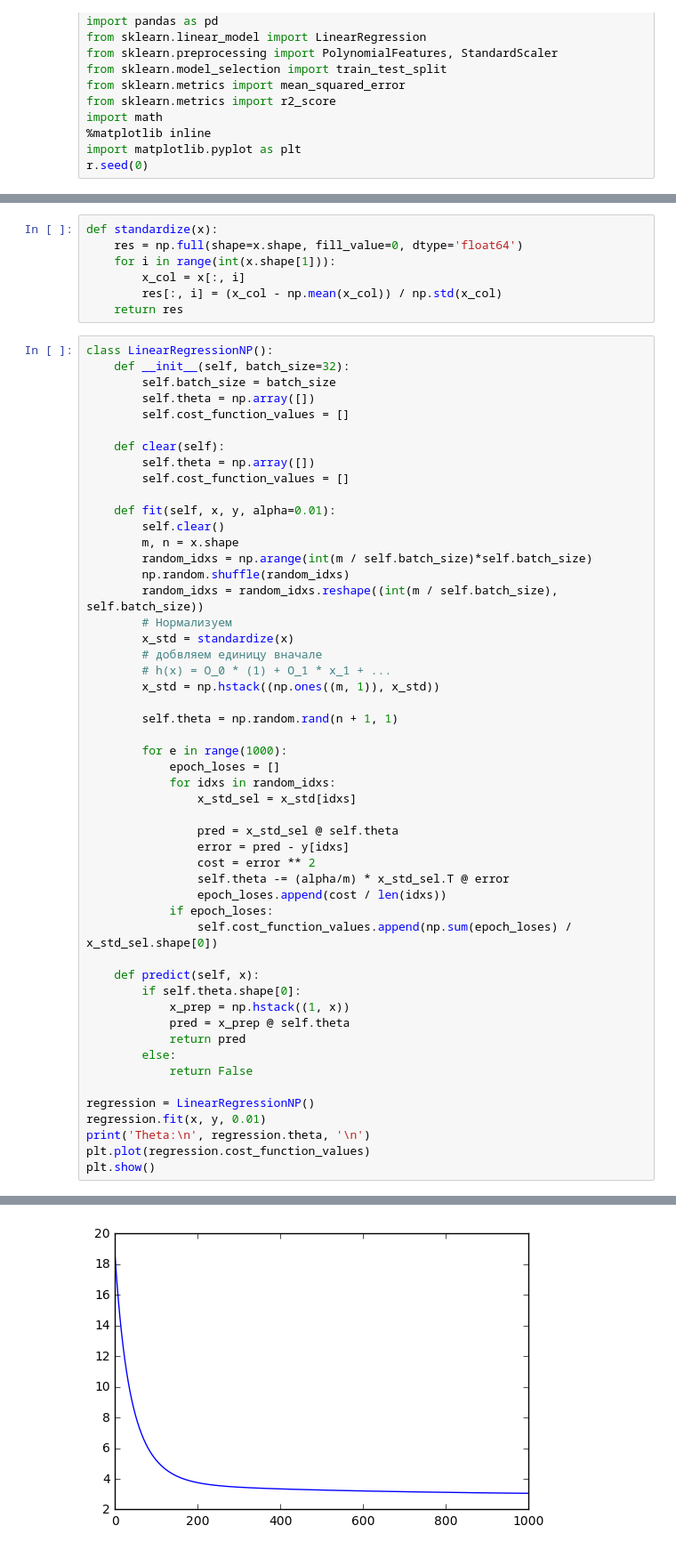
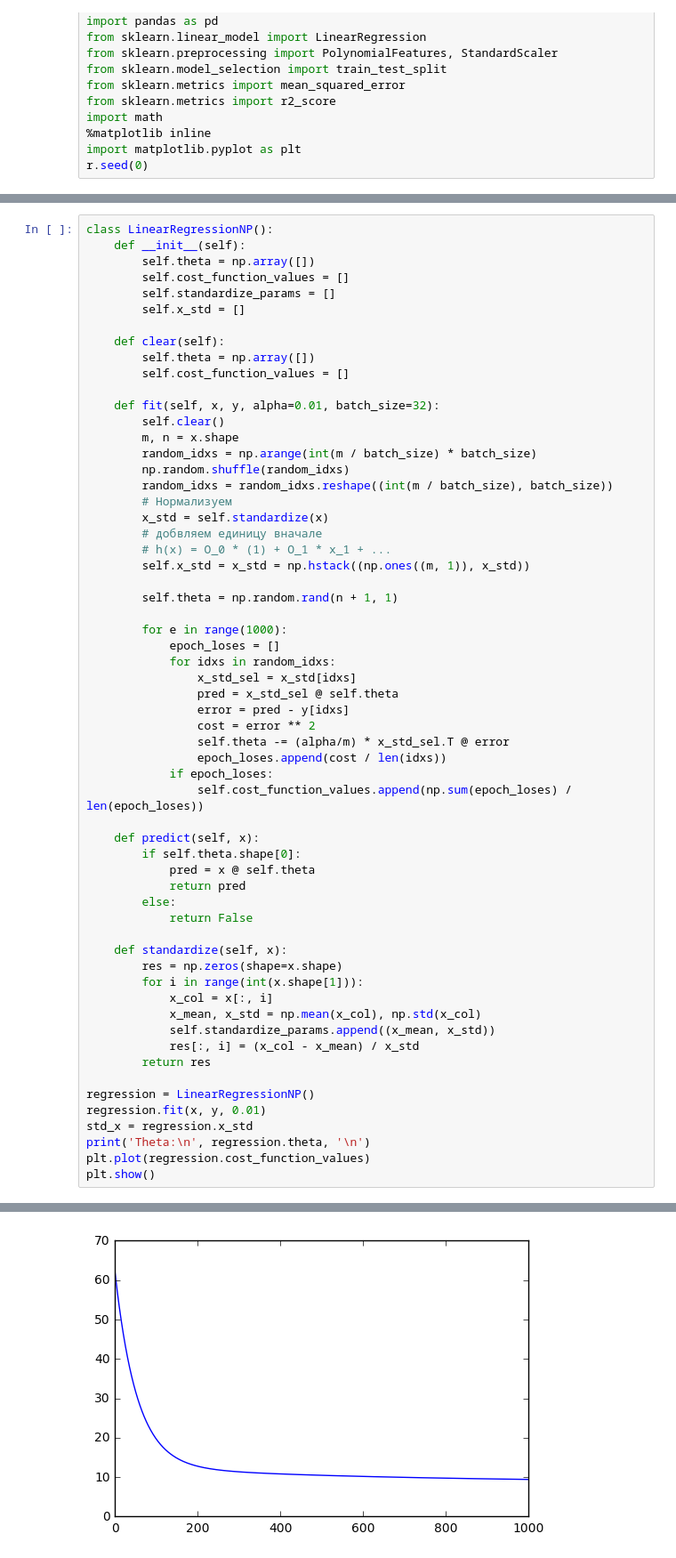
Before and after one commit to alexeykurov/ML, a Jupyter notebook: Homework 2/Practice/linear_regression.ipynb, the cells around one changed output, grey strips where cells are left out. Shown at 89% size. Saved outputs shown, nothing was run; the diff lists cells and outputs as text.

```diff
--- a/Homework 2/Practice/linear_regression.ipynb
+++ b/Homework 2/Practice/linear_regression.ipynb
@@ -35,32 +34,26 @@ for i in range(0, x.shape[1]):
-# %%
-def standardize(x):
-    res = np.full(shape=x.shape, fill_value=0, dtype='float64')
-    for i in range(int(x.shape[1])):
-        x_col = x[:, i]
-        res[:, i] = (x_col - np.mean(x_col)) / np.std(x_col)
-    return res
 # %%
 class LinearRegressionNP():
-    def __init__(self, batch_size=32):
-        self.batch_size = batch_size
+    def __init__(self):
         self.theta = np.array([])
         self.cost_function_values = []
+        self.standardize_params = []
+        self.x_std = []
 
     def clear(self):
         self.theta = np.array([])
         self.cost_function_values = []
 
-    def fit(self, x, y, alpha=0.01):
+    def fit(self, x, y, alpha=0.01, batch_size=32):
         self.clear()
         m, n = x.shape
-        random_idxs = np.arange(int(m / self.batch_size)*self.batch_size)
+        random_idxs = np.arange(int(m / batch_size) * batch_size)
         np.random.shuffle(random_idxs)
-        random_idxs = random_idxs.reshape((int(m / self.batch_size), self.batch_size))
+        random_idxs = random_idxs.reshape((int(m / batch_size), batch_size))
         # Нормализуем
-        x_std = standardize(x)
+        x_std = self.standardize(x)
         # добвляем единицу вначале
         # h(x) = O_0 * (1) + O_1 * x_1 + ...
-        x_std = np.hstack((np.ones((m, 1)), x_std))
+        self.x_std = x_std = np.hstack((np.ones((m, 1)), x_std))
 
         self.theta = np.random.rand(n + 1, 1)
 
@@ -68,25 +61,33 @@ class LinearRegressionNP():
             epoch_loses = []
             for idxs in random_idxs:
                 x_std_sel = x_std[idxs]
-
                 pred = x_std_sel @ self.theta
                 error = pred - y[idxs]
                 cost = error ** 2
                 self.theta -= (alpha/m) * x_std_sel.T @ error
                 epoch_loses.append(cost / len(idxs))
             if epoch_loses:
-                self.cost_function_values.append(np.sum(epoch_loses) / x_std_sel.shape[0])
+                self.cost_function_values.append(np.sum(epoch_loses) / len(epoch_loses))
 
     def predict(self, x):
         if self.theta.shape[0]:
-            x_prep = np.hstack((1, x))
-            pred = x_prep @ self.theta
+            pred = x @ self.theta
             return pred
         else:
             return False
 
+    def standardize(self, x):
+        res = np.zeros(shape=x.shape)
+        for i in range(int(x.shape[1])):
+            x_col = x[:, i]
+            x_mean, x_std = np.mean(x_col), np.std(x_col)
+            self.standardize_params.append((x_mean, x_std))
+            res[:, i] = (x_col - x_mean) / x_std
+        return res
+
 regression = LinearRegressionNP()
 regression.fit(x, y, 0.01)
+std_x = regression.x_std
 print('Theta:\n', regression.theta, '\n')
 plt.plot(regression.cost_function_values)
 plt.show()
@@ -99,3 +100,3 @@ Theta:
-[figure, old version]
+[figure, new version]
 # %%
 pred = list()
```
Also changed, not shown: parts of 4 cells of this notebook.
